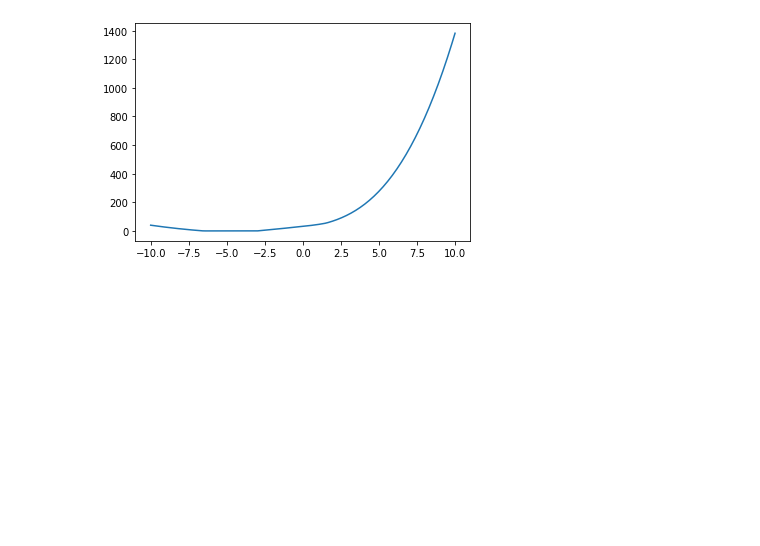
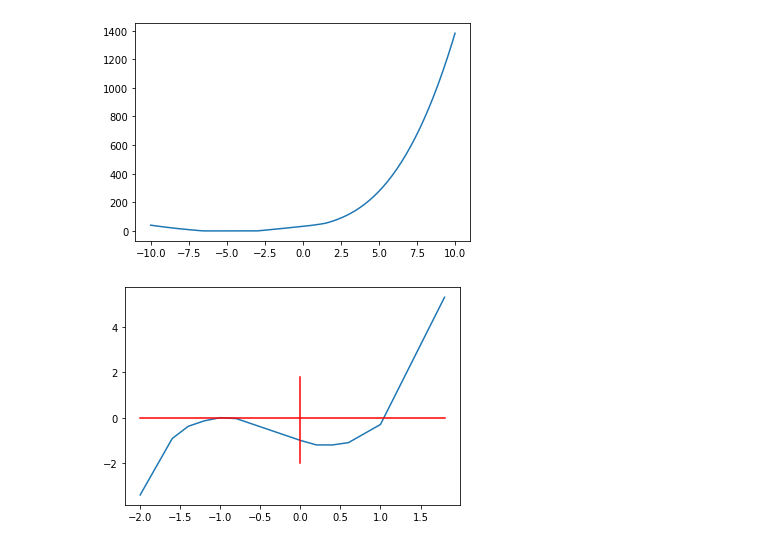
Before and after one commit to G0rav/DL_Class, a Jupyter notebook: relu_function.ipynb, the cells around one changed output. Saved outputs shown, nothing was run; the diff lists cells and outputs as text; code cells hidden in the pictures; blank space fills up the shorter version.

```diff
--- a/relu_function.ipynb
+++ b/relu_function.ipynb
@@ -88,3 +88,22 @@ plt.plot(x,o)
 plt.show()
 # %% [output]
 [figure]
+# %%
+x = np.arange(-2,2,.2)
+
+
+n1 = relu(-5*x -7.7)
+n2 = relu(-1.2*x -1.3)
+n3 = relu(1.2*x + 1)
+n4 = relu(1.2*x -.2)
+n5 = relu(2*x -1.1)
+n6 = relu(5*x - 5)
+
+z = -n1 -n2 -n3 +n4 +n5 +n6
+
+plt.plot(x,z)
+plt.plot(x,np.zeros(x.shape), color = 'red')
+plt.plot(np.zeros(x.shape),x, color = 'red')
+plt.show()
+# %% [output]
+[figure, added]
```
